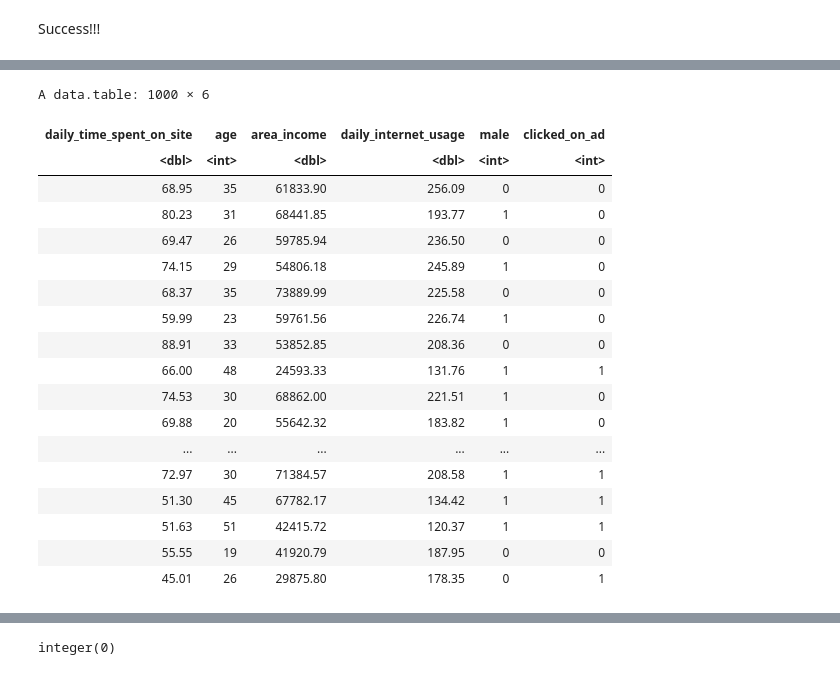
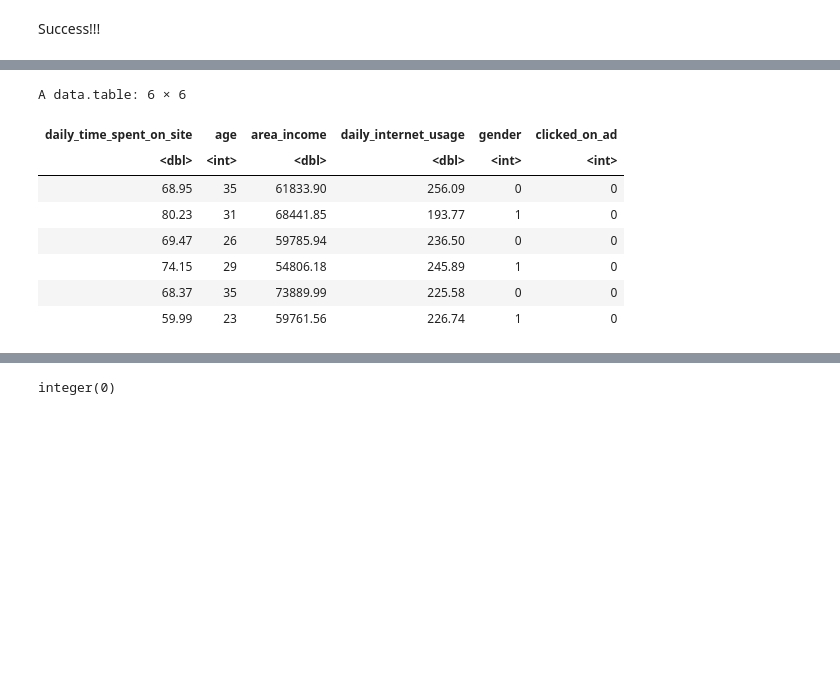
Before and after one commit to dote7ant/Univariate_Bivariate_Multivariate_analysis_in_R, a Jupyter notebook: R_Analysis.ipynb, the cells around one changed output, grey strips where cells are left out. Drawn from its saved outputs; the diff is of its cells as text; code cells hidden in the pictures; blank space fills up the shorter version.

```diff
--- a/R_Analysis.ipynb
+++ b/R_Analysis.ipynb
@@ -185,9 +268,13 @@ The following objects are masked from ‘package:base’:
+# %%
+# rename the male column to gender
+df <- rename(df, gender = male)
 # %%
+# retrieve numerical columns
 data <- select_if(df, is.numeric)             # Subset numeric columns with dplyr
-data
+head(data)
 # %% [output]
-A data.table: 1000 × 6
+A data.table: 6 × 6
-| daily_time_spent_on_site | age | area_income | daily_internet_usage | male | clicked_on_ad |
+| daily_time_spent_on_site | age | area_income | daily_internet_usage | gender | clicked_on_ad |
 | <dbl> | <int> | <dbl> | <dbl> | <int> | <int> |
 | 68.95 | 35 | 61833.90 | 256.09 | 0 | 0 |
 | 80.23 | 31 | 68441.85 | 193.77 | 1 | 0 |
@@ -195,13 +282,3 @@ A data.table: 1000 × 6
 | 74.15 | 29 | 54806.18 | 245.89 | 1 | 0 |
 | 68.37 | 35 | 73889.99 | 225.58 | 0 | 0 |
 | 59.99 | 23 | 59761.56 | 226.74 | 1 | 0 |
-| 88.91 | 33 | 53852.85 | 208.36 | 0 | 0 |
-| 66.00 | 48 | 24593.33 | 131.76 | 1 | 1 |
-| 74.53 | 30 | 68862.00 | 221.51 | 1 | 0 |
-| 69.88 | 20 | 55642.32 | 183.82 | 1 | 0 |
-| ... | ... | ... | ... | ... | ... |
-| 72.97 | 30 | 71384.57 | 208.58 | 1 | 1 |
-| 51.30 | 45 | 67782.17 | 134.42 | 1 | 1 |
-| 51.63 | 51 | 42415.72 | 120.37 | 1 | 1 |
-| 55.55 | 19 | 41920.79 | 187.95 | 0 | 0 |
-| 45.01 | 26 | 29875.80 | 178.35 | 0 | 1 |
```
Also changed, not shown: parts of 112 cells of this notebook.
